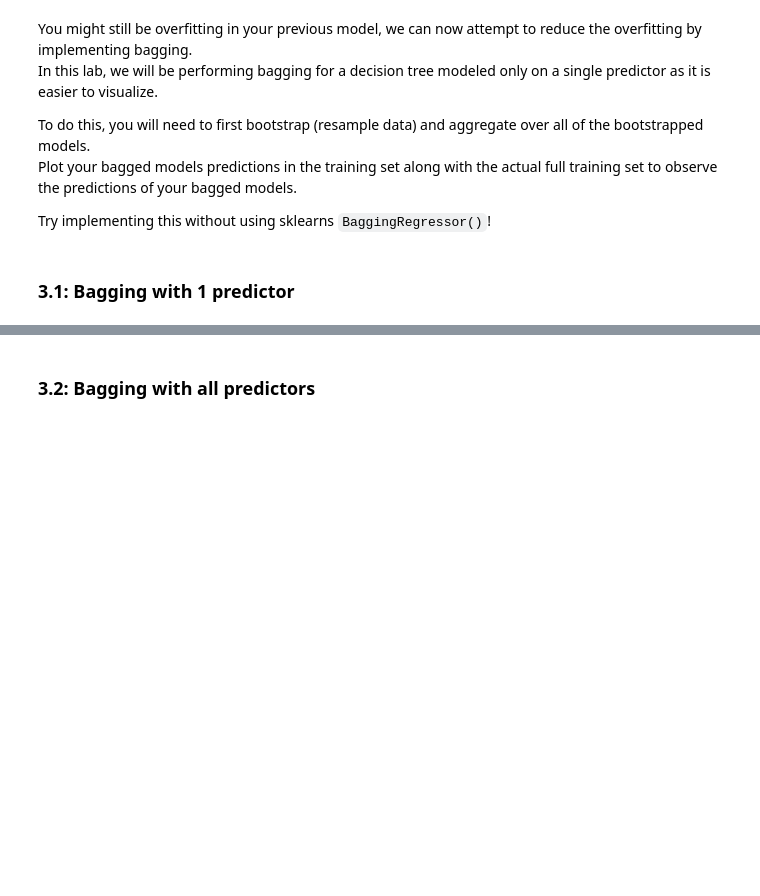
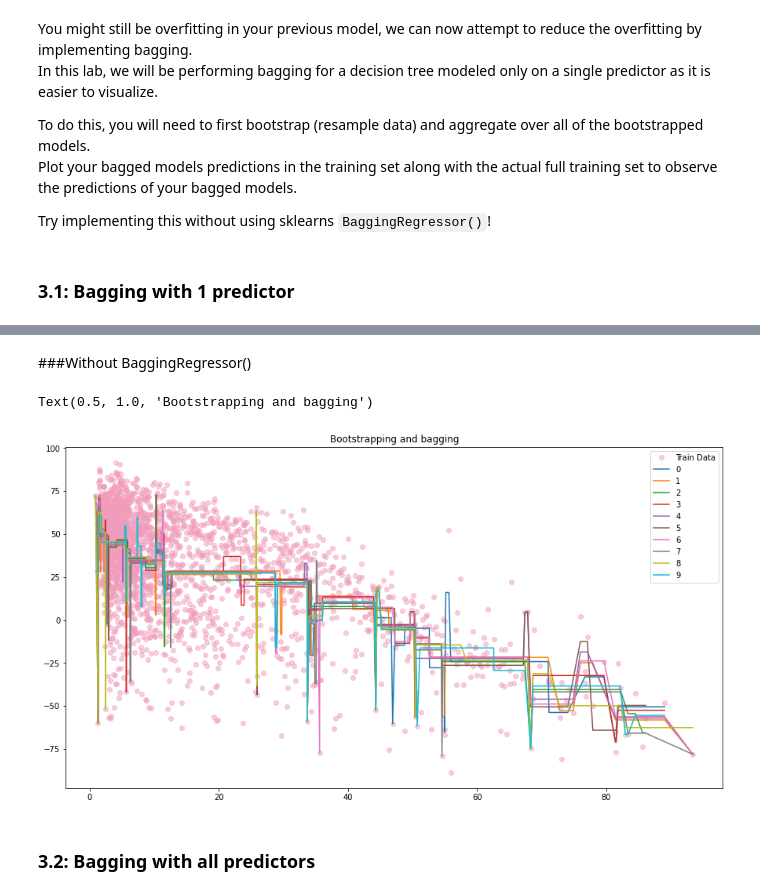
Before and after one commit to bitanb1999/univ-ml2-lab1, a Jupyter notebook: distribute_lab1.ipynb, the cells around one changed output, grey strips where cells are left out. Cells and saved outputs as stored; diff of their text form; code cells hidden in the pictures; blank space fills up the shorter version.

```diff
--- a/distribute_lab1.ipynb
+++ b/distribute_lab1.ipynb
@@ -293,3 +296,26 @@ plt.plot(sort_x[['minority']],est.predict(sort_x[['minority']]),color='#AB274F',
+# %% [markdown]
+###Without BaggingRegressor()
+# %%
+import random
+train_scores=[]
+test_scores=[]
+dtree_models=[]
+fig,ax=plt.subplots(figsize=(15,8))
+plt.plot(X_train[['minority']],y_train,'o',color='#F19CBB', markersize=6, label="Train Data",alpha=0.5)
+for i in range(10):
+  bagg_x_train,bagg_x_test,bagg_y_train,bagg_y_test=train_test_split(X_train,y_train,train_size=0.8,shuffle=True)
+  dtree=DecisionTreeRegressor(max_depth=5,min_samples_split=2)
+  dtree.fit(bagg_x_train[['minority']],bagg_y_train)
+  sort_x=bagg_x_train.sort_values(by='minority')
+  plt.plot(sort_x[['minority']],dtree.predict(sort_x[['minority']]),label=str(i))
+  dtree_models.append(dtree)
+  train_scores.append(r2_score(bagg_y_train,dtree.predict(bagg_x_train[['minority']])))
+  test_scores.append(r2_score(bagg_y_test,dtree.predict(bagg_x_test[['minority']])))
+plt.legend()
+plt.title("Bootstrapping and bagging")
+# %% [output]
+Text(0.5, 1.0, 'Bootstrapping and bagging')
+[figure, added]
 # %% [markdown]
 ### 3.2: Bagging with all predictors
 # %% [markdown]
```
Also changed, not shown: parts of 15 cells of this notebook.
